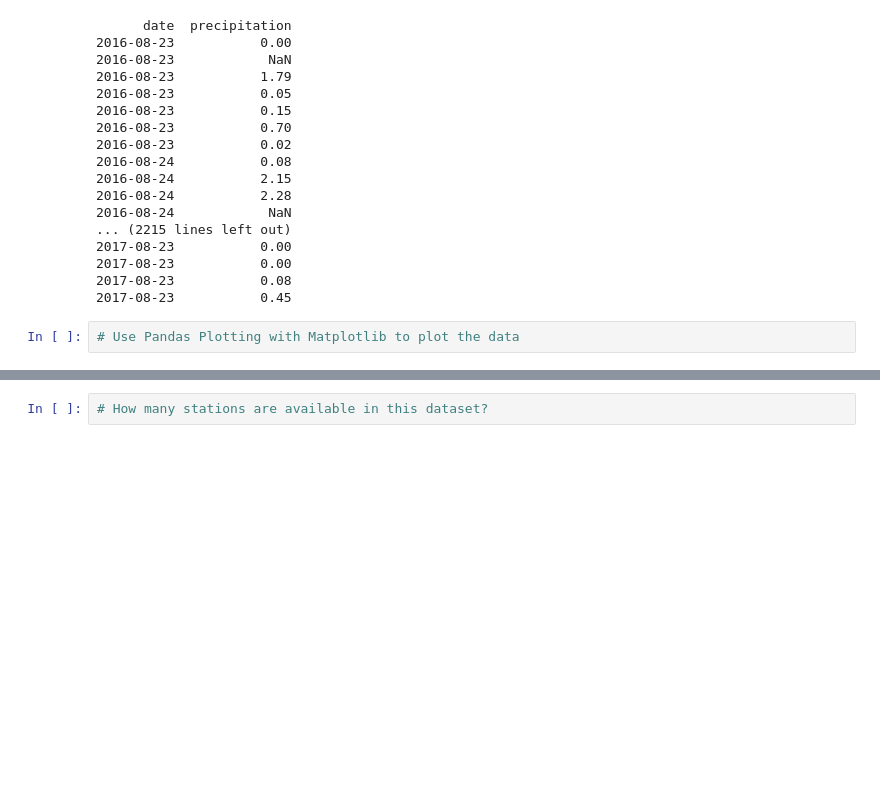
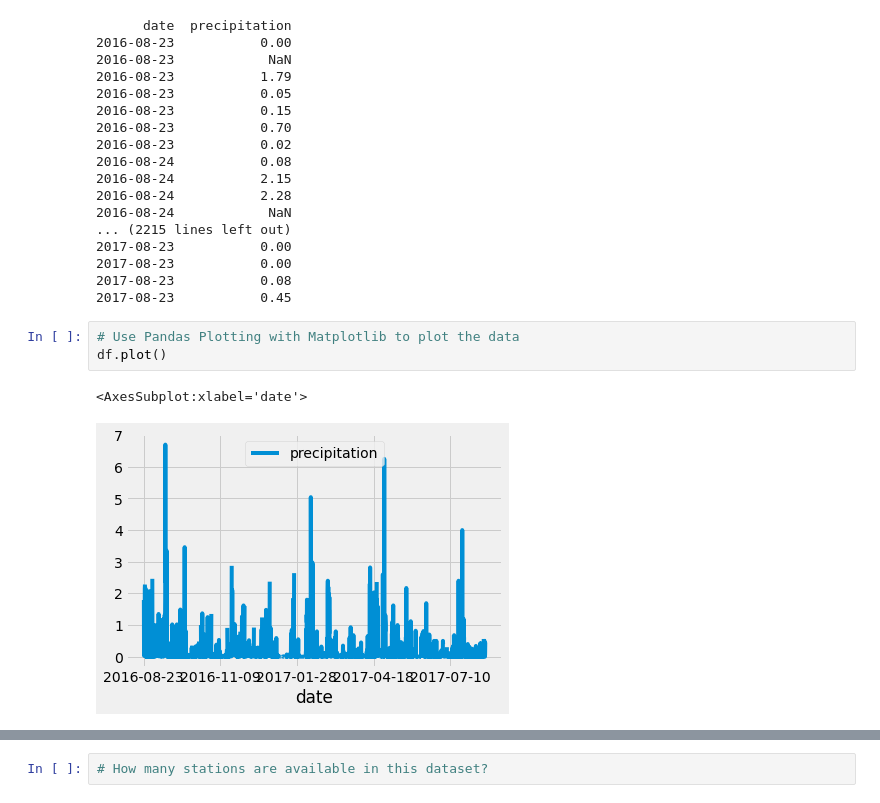
Before and after one commit to BrandonClark65/surfs_up, a Jupyter notebook: climate_analysis.ipynb, the cells around one changed output, grey strips where cells are left out. Cells and saved outputs as stored; diff of their text form; blank space fills up the shorter version.

Commit message:
plot df and summarize

```diff
--- a/climate_analysis.ipynb
+++ b/climate_analysis.ipynb
@@ -108,4 +108,8 @@ print(df.to_string(index=False))
 2017-08-23           0.45
 # %%
 # Use Pandas Plotting with Matplotlib to plot the data
+df.plot()
+# %% [output]
+<AxesSubplot:xlabel='date'>
+[figure, added]
 # %%
```
Also changed, not shown: parts of 1 cell of this notebook.
